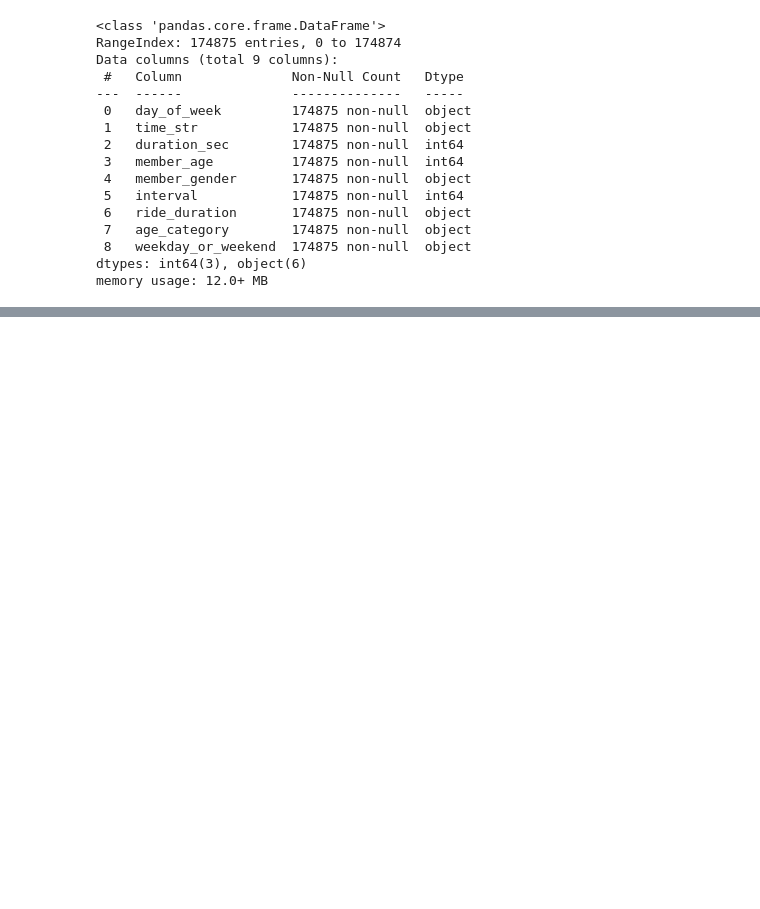
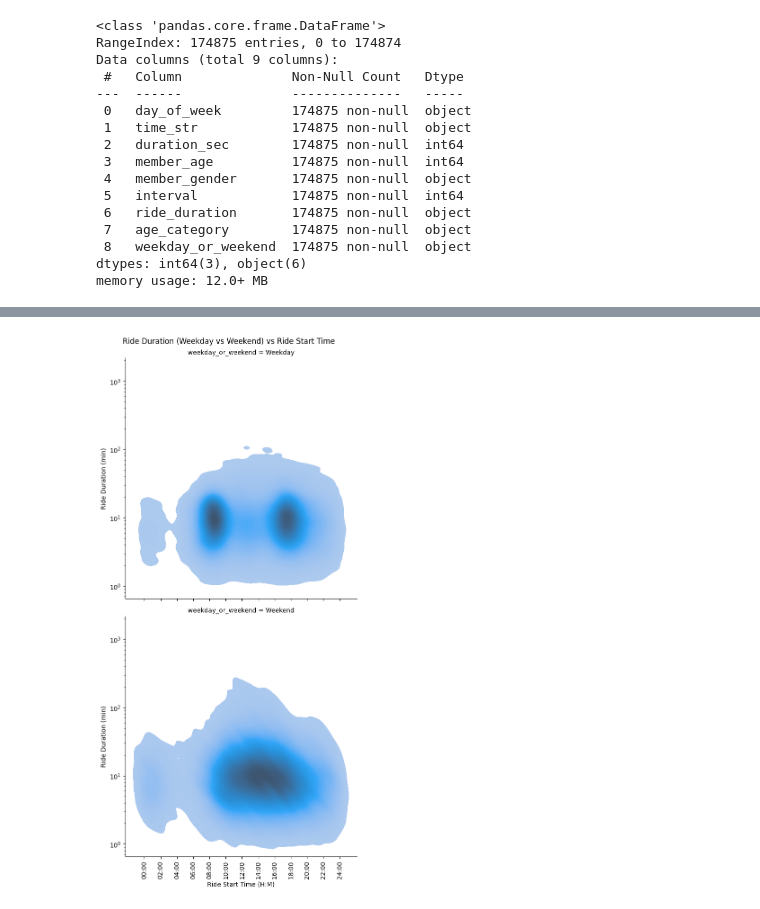
Before and after one commit to cander67/eBike-Use, a Jupyter notebook: ebike_use_eda.ipynb, the cells around one changed output, grey strips where cells are left out. Cells and saved outputs as stored; diff of their text form; code cells hidden in the pictures; blank space fills up the shorter version.

```diff
--- a/ebike_use_eda.ipynb
+++ b/ebike_use_eda.ipynb
@@ -750,0 +887,15 @@ memory usage: 12.0+ MB
+# %%
+# Create FacetGrid of Ride Start Time vs Duration vs Weekday or Weekend
+# Set x ticks
+xt = np.arange(0, 97, 8)
+
+# Plot data
+g = sns.FacetGrid(data = expl_plot_df, row = 'weekday_or_weekend', height = 6, aspect = 1)
+g.map_dataframe(sns.kdeplot, x = 'interval', y = 'duration_min',
+                log_scale = (False, True), levels = 100, thresh = 0.01, fill = True)
+g.set_axis_labels('Ride Start Time (H:M)', 'Ride Duration (min)')
+g.set(xticks = xt)
+g.set_xticklabels(['00:00', '02:00', '04:00', '06:00', '08:00', '10:00', '12:00', '14:00', '16:00', '18:00', '20:00', '22:00', '24:00'], rotation = 90)
+plt.suptitle('Ride Duration (Weekday vs Weekend) vs Ride Start Time', y = 1.01);
+# %% [output]
+[figure, added]
```
Also changed, not shown: parts of 12 cells of this notebook.
